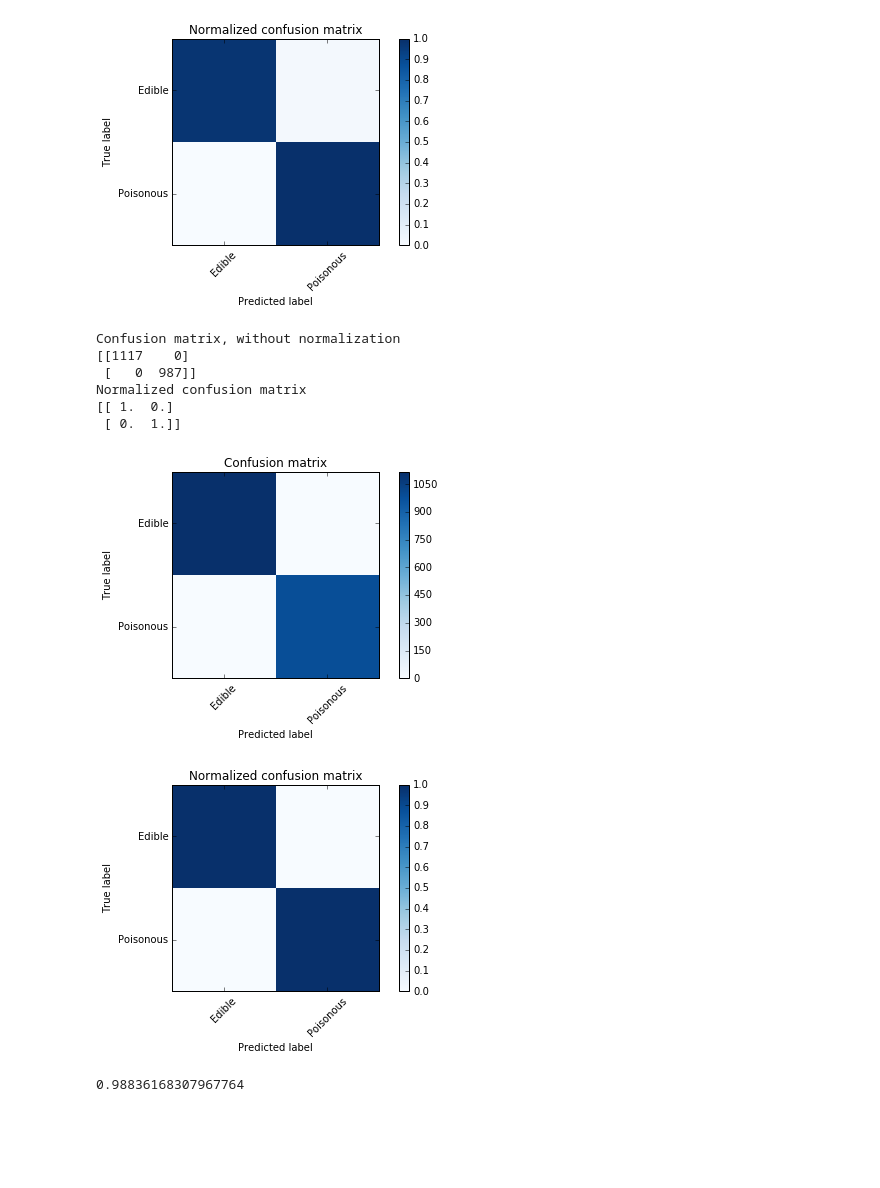
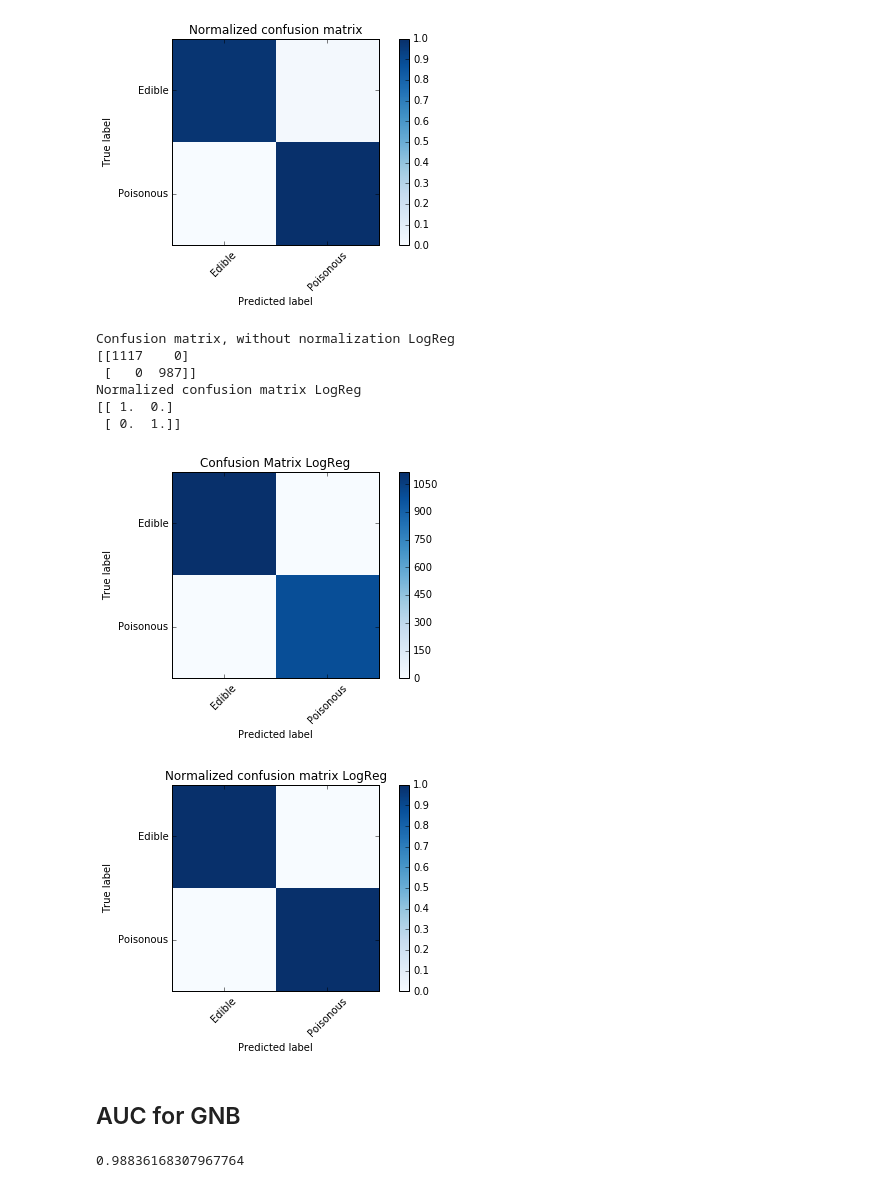
Before and after one commit to landonbar/mushroom_springboard, a Jupyter notebook: mushroom_compare_score.ipynb, the cells around one changed output. Drawn from its saved outputs; the diff is of its cells as text; code cells hidden in the pictures; blank space fills up the shorter version.

```diff
--- a/mushroom_compare_score.ipynb
+++ b/mushroom_compare_score.ipynb
@@ -103,7 +111,7 @@ from sklearn import svm, datasets
 from sklearn.cross_validation import train_test_split
 from sklearn.metrics import confusion_matrix
 
-def plot_confusion_matrix(cm, title='Confusion matrix', cmap=plt.cm.Blues):
+def plot_confusion_matrix(cm, title='Confusion matrix GNB', cmap=plt.cm.Blues):
     plt.imshow(cm, interpolation='nearest', cmap=cmap)
     plt.title(title)
     plt.colorbar()
@@ -118,7 +126,7 @@ def plot_confusion_matrix(cm, title='Confusion matrix', cmap=plt.cm.Blues):
 # Compute confusion matrix
 cm = confusion_matrix(y_test, y_pred_class_gnb)
 np.set_printoptions(precision=2)
-print('Confusion matrix, without normalization')
+print('Confusion matrix, without normalization GNB')
 print(cm)
 plt.figure()
 plot_confusion_matrix(cm)
@@ -126,10 +134,10 @@ plot_confusion_matrix(cm)
 # Normalize the confusion matrix by row (i.e by the number of samples
 # in each class)
 cm_normalized = cm.astype('float') / cm.sum(axis=1)[:, np.newaxis]
-print('Normalized confusion matrix')
+print('Normalized confusion matrix GNB')
 print(cm_normalized)
 plt.figure()
-plot_confusion_matrix(cm_normalized, title='Normalized confusion matrix')
+plot_confusion_matrix(cm_normalized, title='Normalized confusion matrix GNB')
 
 plt.show()
 # %% [output]
@@ -144,31 +152,33 @@ Normalized confusion matrix
 # %%
 
 # Compute confusion matrix
 cm_logreg = confusion_matrix(y_test, y_pred_class_logreg)
 np.set_printoptions(precision=2)
-print('Confusion matrix, without normalization')
+print('Confusion matrix, without normalization LogReg')
 print(cm_logreg)
 plt.figure()
-plot_confusion_matrix(cm_logreg)
+plot_confusion_matrix(cm_logreg, 'Confusion Matrix LogReg')
 
 # Normalize the confusion matrix by row (i.e by the number of samples
 # in each class)
 cm_logreg_normalized = cm_logreg.astype('float') / cm_logreg.sum(axis=1)[:, np.newaxis]
-print('Normalized confusion matrix')
+print('Normalized confusion matrix LogReg')
 print(cm_logreg_normalized)
 plt.figure()
-plot_confusion_matrix(cm_logreg_normalized, title='Normalized confusion matrix')
+plot_confusion_matrix(cm_logreg_normalized, title='Normalized confusion matrix LogReg')
 
 plt.show()
 # %% [output]
-Confusion matrix, without normalization
+Confusion matrix, without normalization LogReg
 [[1117    0]
  [   0  987]]
-Normalized confusion matrix
+Normalized confusion matrix LogReg
 [[ 1.  0.]
  [ 0.  1.]]
-[figure, old version]
+[figure, new version]
-[figure, old version]
+[figure, new version]
+# %% [markdown]
+## AUC for GNB
 # %%
 fpr, tpr, thresholds = metrics.roc_curve(y_test.values, y_pred_class_gnb, pos_label=1)
 metrics.auc(fpr, tpr)
```
Also changed, not shown: parts of 5 cells of this notebook.
